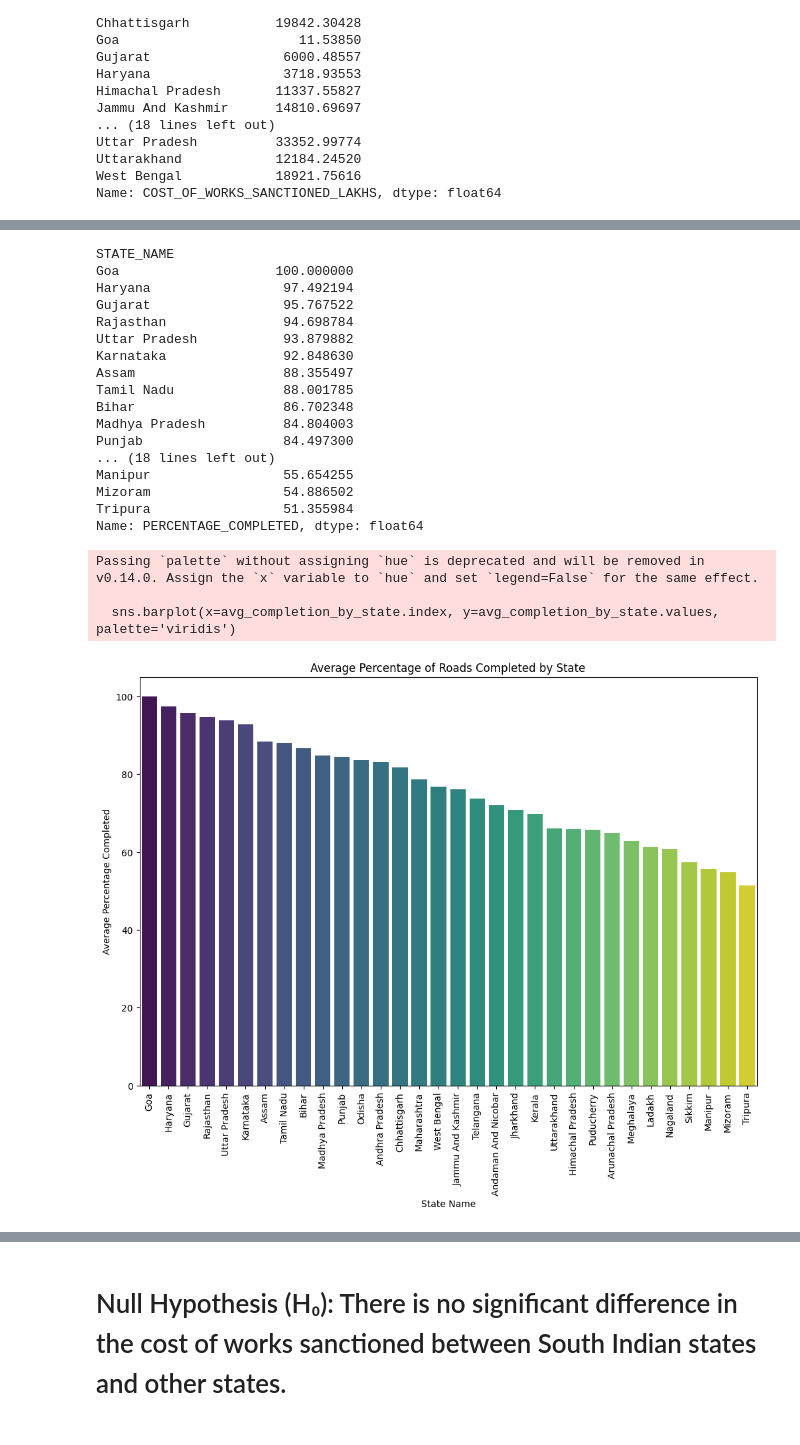
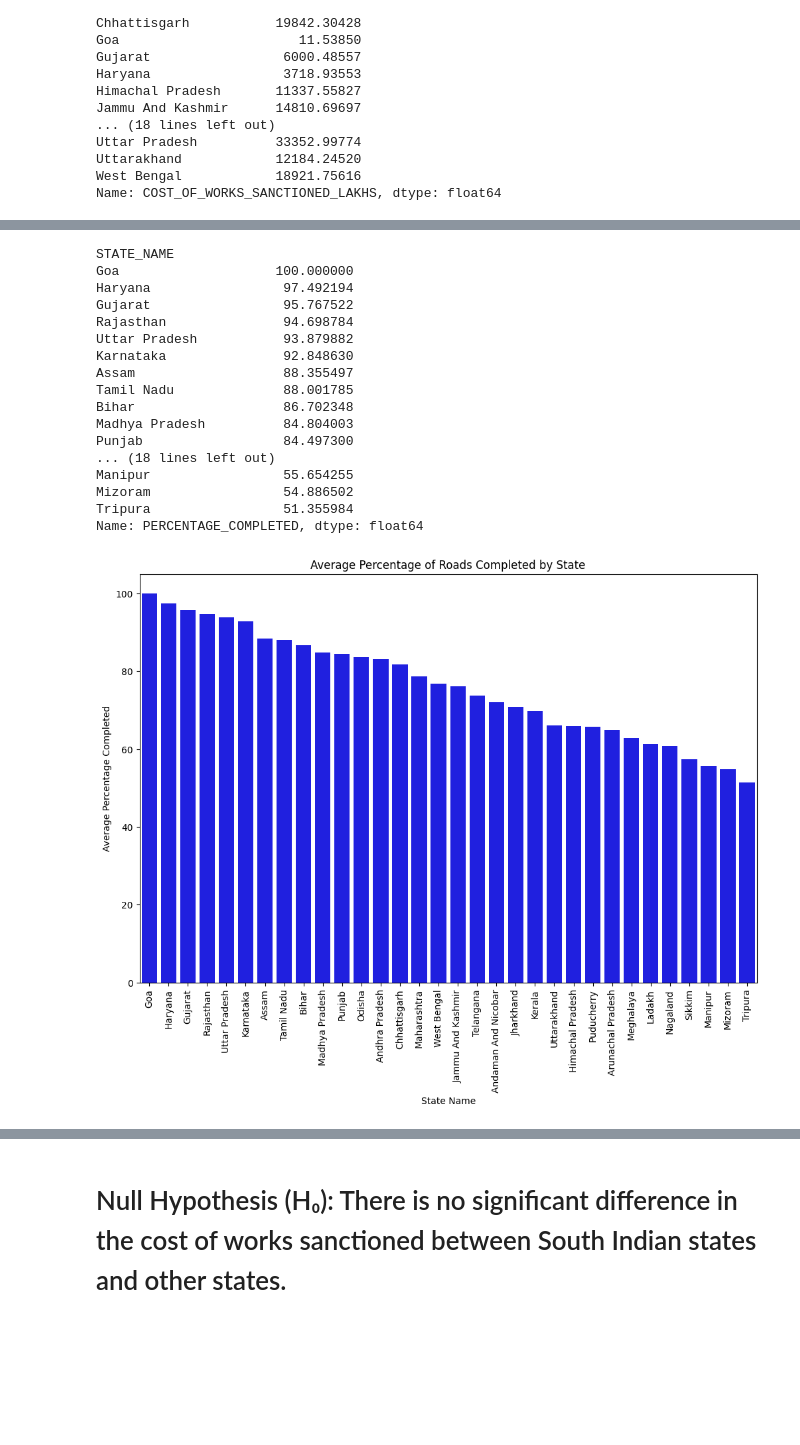
Before and after one commit to nived02/ML, a Jupyter notebook: EE769_Assignment_1_Exploratory_and_Descriptive_Data_Analysis_.ipynb, the cells around one changed output, grey strips where cells are left out. Drawn from its saved outputs; the diff is of its cells as text; code cells hidden in the pictures; blank space fills up the shorter version.

```diff
--- a/EE769_Assignment_1_Exploratory_and_Descriptive_Data_Analysis_.ipynb
+++ b/EE769_Assignment_1_Exploratory_and_Descriptive_Data_Analysis_.ipynb
@@ -904,43 +962,42 @@ Passing `palette` without assigning `hue` is deprecated and will be removed in v
 # %%
-# prompt: do some interesing analysis on df dataframe
-
 # Calculate the percentage of roads completed for each state
 df['PERCENTAGE_COMPLETED'] = (df['NO_OF_ROAD_WORKS_COMPLETED'] / df['NO_OF_ROAD_WORK_SANCTIONED']) * 100
 
 # Group by state and calculate the average percentage of roads completed
 avg_completion_by_state = df.groupby('STATE_NAME')['PERCENTAGE_COMPLETED'].mean().sort_values(ascending=False)
 
 # Print the result
 print(avg_completion_by_state)
 
 # Plot the average percentage of roads completed by state
-plt.figure(figsize=(12, 8))
-sns.barplot(x=avg_completion_by_state.index, y=avg_completion_by_state.values, palette='viridis')
-plt.title('Average Percentage of Roads Completed by State')
-plt.xlabel('State Name')
-plt.ylabel('Average Percentage Completed')
-plt.xticks(rotation=90)
-plt.show()
+plt.figure(figsize=(12, 8))  # Set the figure size for the plot
+
+# Generate a bar plot with states on the x-axis and average percentage completed on the y-axis
+sns.barplot(x=avg_completion_by_state.index, y=avg_completion_by_state.values, color='blue')  # Use a single color
+
+plt.title('Average Percentage of Roads Completed by State')  # Set the title of the plot
+plt.xlabel('State Name')  # Label for the x-axis
+plt.ylabel('Average Percentage Completed')  # Label for the y-axis
+plt.xticks(rotation=90)  # Rotate x-axis labels by 90 degrees for better readability
+
+plt.show()  # Display the plot
 # %% [output]
 STATE_NAME
 Goa                    100.000000
 Haryana                 97.492194
 Gujarat                 95.767522
 Rajasthan               94.698784
 Uttar Pradesh           93.879882
 Karnataka               92.848630
 Assam                   88.355497
 Tamil Nadu              88.001785
 Bihar                   86.702348
 Madhya Pradesh          84.804003
 Punjab                  84.497300
 ... (18 lines left out)
 Manipur                 55.654255
 Mizoram                 54.886502
 Tripura                 51.355984
 Name: PERCENTAGE_COMPLETED, dtype: float64
-Passing `palette` without assigning `hue` is deprecated and will be removed in v0.14.0. Assign the `x` variable to `hue` and set `legend=False` for the same effect.
-
-  sns.barplot(x=avg_completion_by_state.index, y=avg_completion_by_state.values, palette='viridis')
-[figure, old version]
+[figure, new version]
 # %%
```
Also changed, not shown: parts of 89 cells of this notebook.
